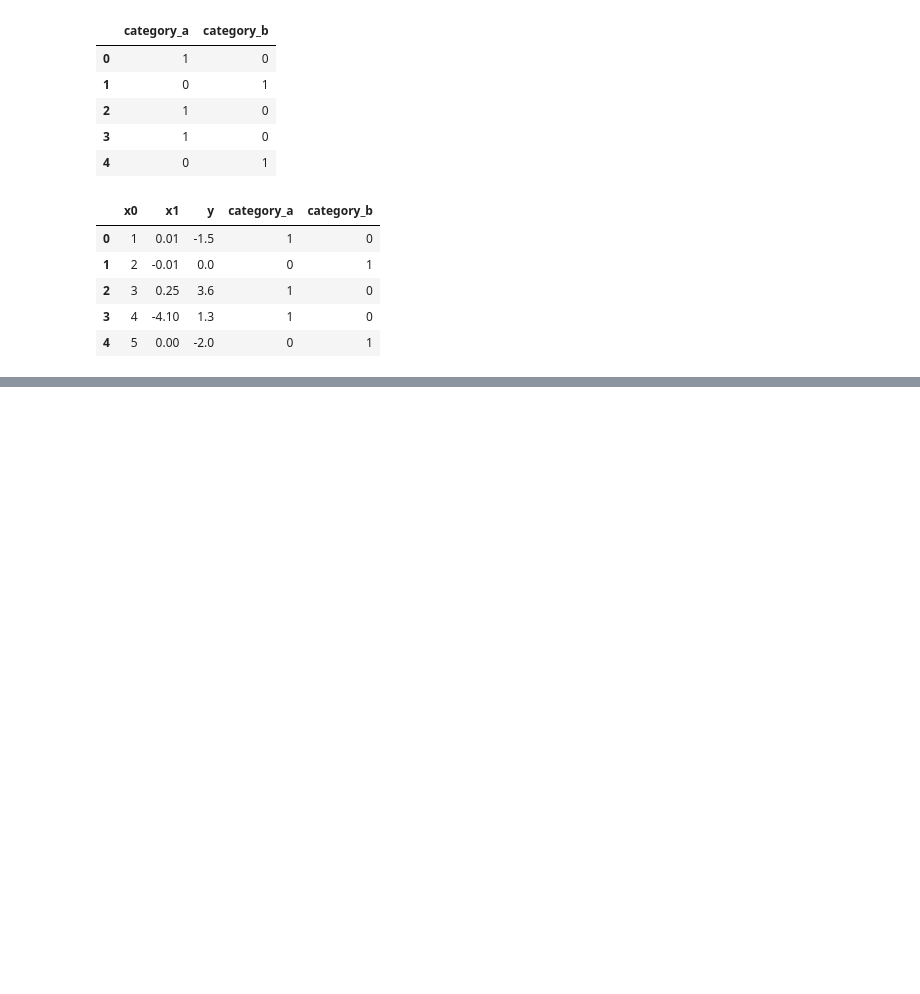
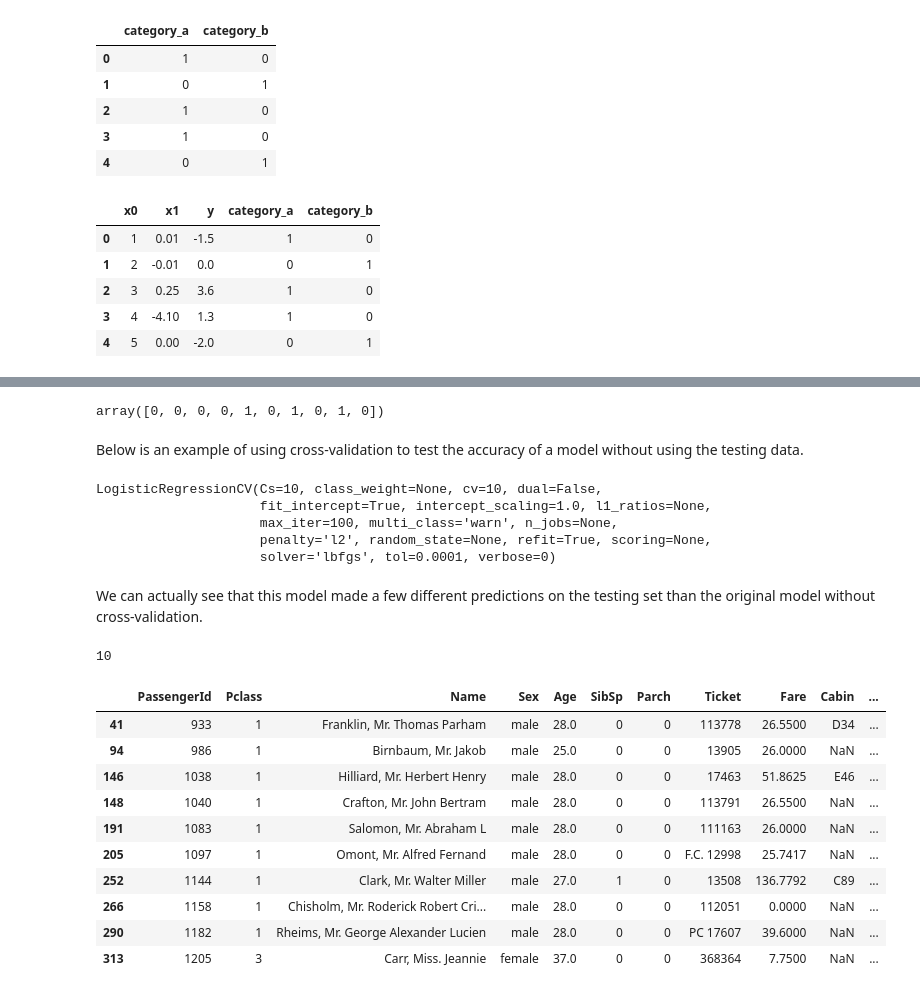
Before and after one commit to jhrcook/100DaysOfPython, a Jupyter notebook: PythonForDataAnalysis/pfda_ch13.ipynb, the cells around one changed output, grey strips where cells are left out. Cells and saved outputs as stored; diff of their text form; code cells hidden in the pictures; blank space fills up the shorter version.

```diff
--- a/PythonForDataAnalysis/pfda_ch13.ipynb
+++ b/PythonForDataAnalysis/pfda_ch13.ipynb
@@ -100,0 +649,41 @@ data_with_dummies
+# %%
+y_predict = model.predict(X_test)
+y_predict[:10]
+# %% [output]
+array([0, 0, 0, 0, 1, 0, 1, 0, 1, 0])
+# %% [markdown]
+Below is an example of using cross-validation to test the accuracy of a model without using the testing data.
+# %%
+from sklearn.linear_model import LogisticRegressionCV
+
+model_cv = LogisticRegressionCV(10, cv=10)
+model_cv.fit(X_train, y_train)
+# %% [output]
+LogisticRegressionCV(Cs=10, class_weight=None, cv=10, dual=False,
+                     fit_intercept=True, intercept_scaling=1.0, l1_ratios=None,
+                     max_iter=100, multi_class='warn', n_jobs=None,
+                     penalty='l2', random_state=None, refit=True, scoring=None,
+                     solver='lbfgs', tol=0.0001, verbose=0)
+# %%
+y_predict_cv = model_cv.predict(X_test)
+# %% [markdown]
+We can actually see that this model made a few different predictions on the testing set than the original model without cross-validation.
+# %%
+idx = y_predict_cv != y_predict
+sum(idx)
+# %% [output]
+10
+# %%
+test.iloc[idx]
+# %% [output]
+|  | PassengerId | Pclass | Name | Sex | Age | SibSp | Parch | Ticket | Fare | Cabin | ... |
+| 41 | 933 | 1 | Franklin, Mr. Thomas Parham | male | 28.0 | 0 | 0 | 113778 | 26.5500 | D34 | ... |
+| 94 | 986 | 1 | Birnbaum, Mr. Jakob | male | 25.0 | 0 | 0 | 13905 | 26.0000 | NaN | ... |
+| 146 | 1038 | 1 | Hilliard, Mr. Herbert Henry | male | 28.0 | 0 | 0 | 17463 | 51.8625 | E46 | ... |
+| 148 | 1040 | 1 | Crafton, Mr. John Bertram | male | 28.0 | 0 | 0 | 113791 | 26.5500 | NaN | ... |
+| 191 | 1083 | 1 | Salomon, Mr. Abraham L | male | 28.0 | 0 | 0 | 111163 | 26.0000 | NaN | ... |
+| 205 | 1097 | 1 | Omont, Mr. Alfred Fernand | male | 28.0 | 0 | 0 | F.C. 12998 | 25.7417 | NaN | ... |
+| 252 | 1144 | 1 | Clark, Mr. Walter Miller | male | 27.0 | 1 | 0 | 13508 | 136.7792 | C89 | ... |
+| 266 | 1158 | 1 | Chisholm, Mr. Roderick Robert Cri... | male | 28.0 | 0 | 0 | 112051 | 0.0000 | NaN | ... |
+| 290 | 1182 | 1 | Rheims, Mr. George Alexander Lucien | male | 28.0 | 0 | 0 | PC 17607 | 39.6000 | NaN | ... |
+| 313 | 1205 | 3 | Carr, Miss. Jeannie | female | 37.0 | 0 | 0 | 368364 | 7.7500 | NaN | ... |
```
Also changed, not shown: parts of 61 cells of this notebook, 3 other files.
